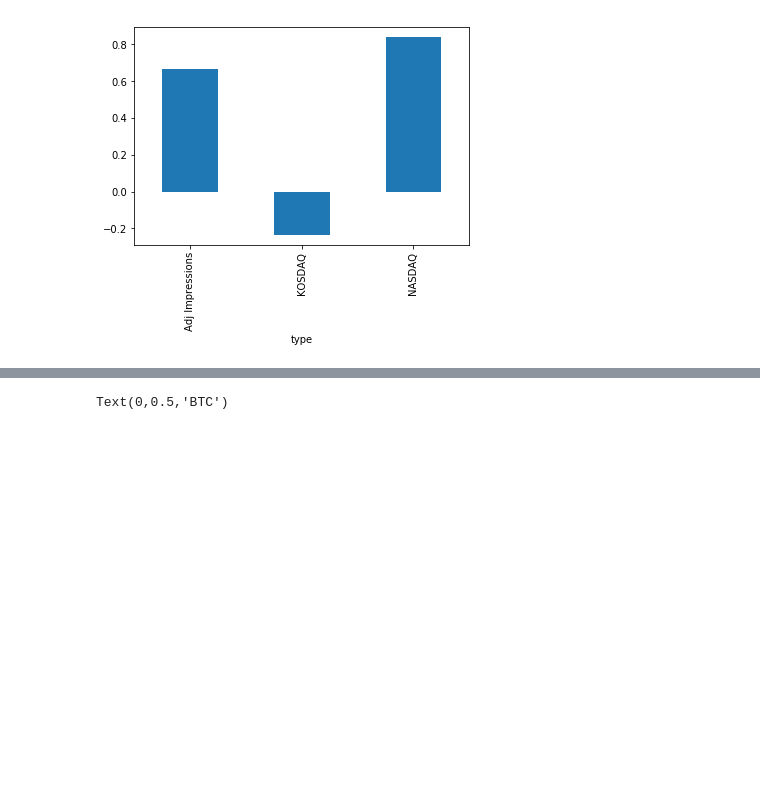
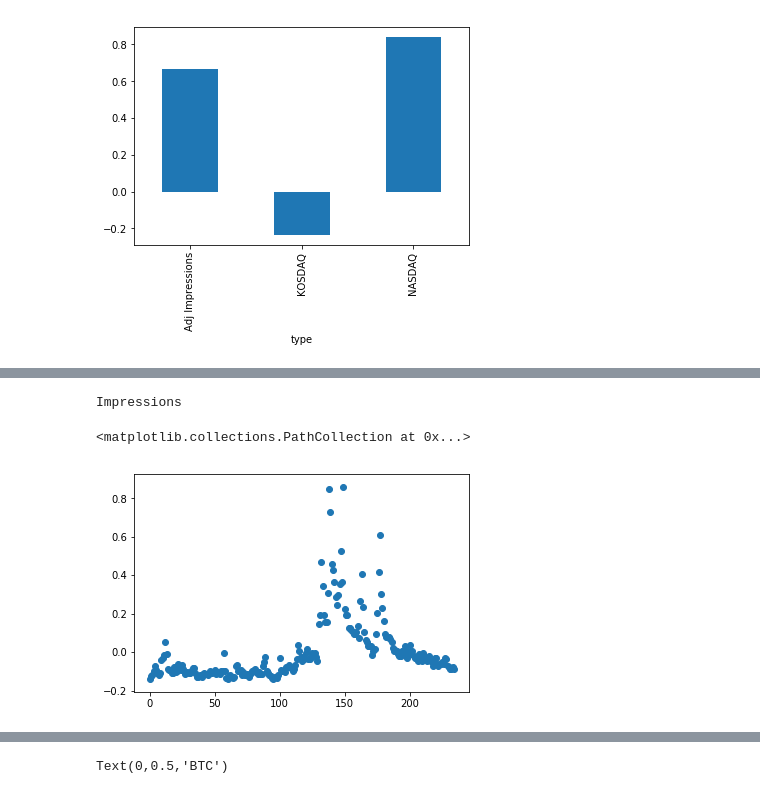
Before and after one commit to Columbia-Intro-Data-Science/python-introduction-MohiAhmed, a Jupyter notebook: Bitcoin Prediction Final Project.ipynb, the cells around one changed output, grey strips where cells are left out. Drawn from its saved outputs; the diff is of its cells as text; code cells hidden in the pictures; blank space fills up the shorter version.

```diff
--- a/Bitcoin Prediction Final Project.ipynb
+++ b/Bitcoin Prediction Final Project.ipynb
@@ -441,0 +474,10 @@ Normalized R^2: 0.69
+# %%
+#looking at normalized scatterplot of variables as is
+import matplotlib.pyplot as plt
+print('Impressions')
+c2=list(range(0,len(IMPnorm)))
+plt.scatter(c2,IMPnorm)
+# %% [output]
+Impressions
+<matplotlib.collections.PathCollection at 0x...>
+[figure, added]
```
Also changed, not shown: parts of 23 cells of this notebook.
